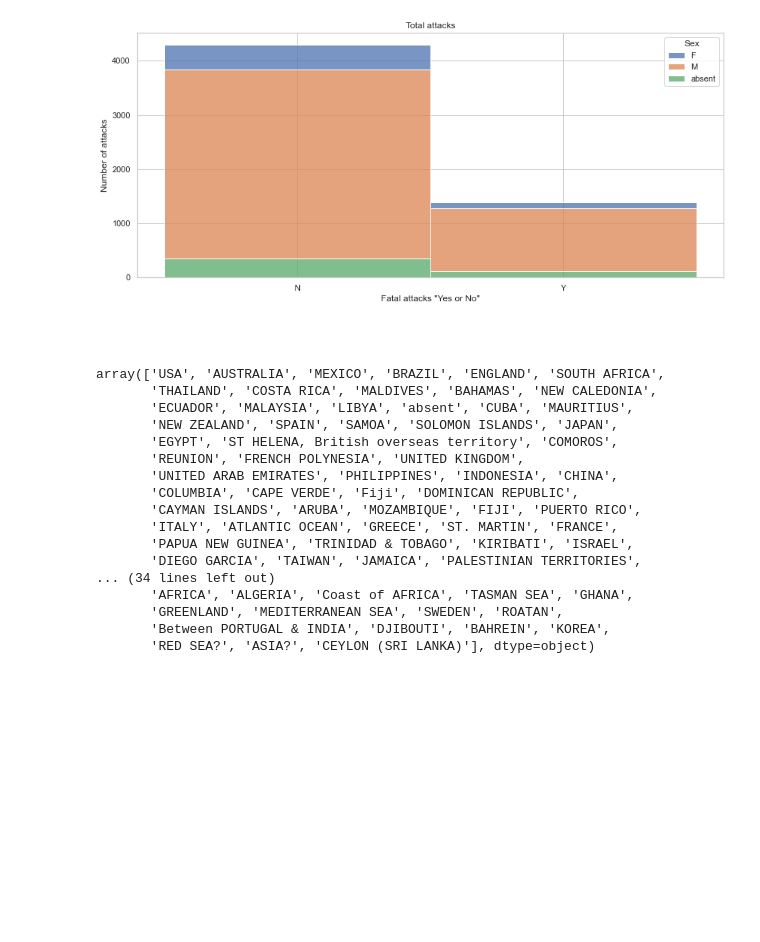
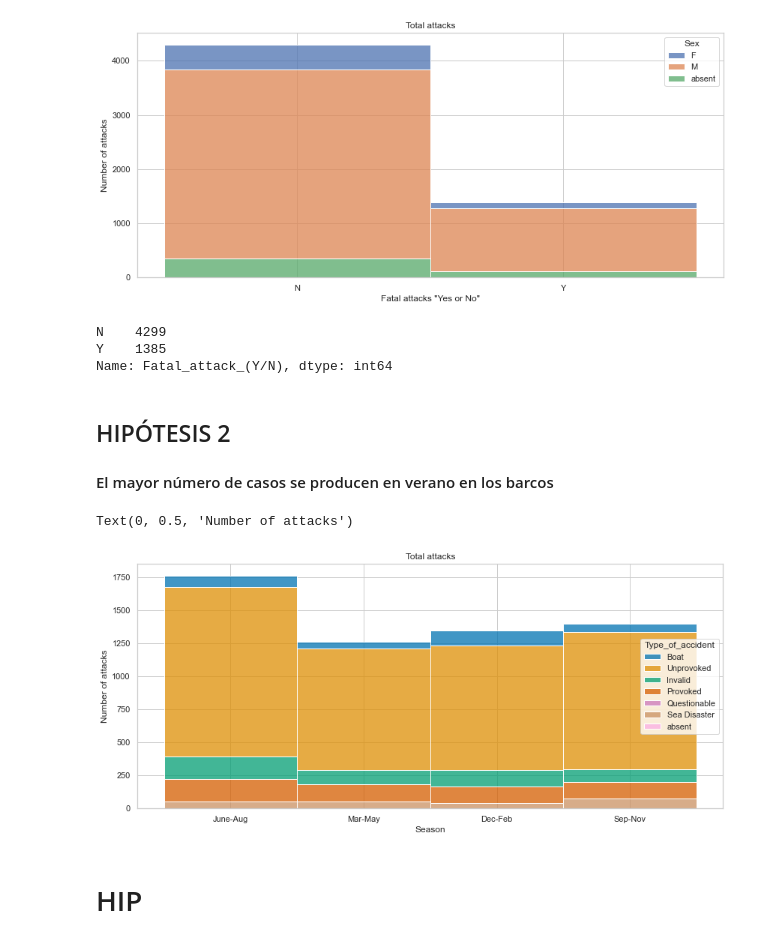
Before and after one commit to jaimecabanyes/Data-cleaning-pandas, a Jupyter notebook: Untitled1.ipynb, the cells around one changed output. Saved outputs shown, nothing was run; the diff lists cells and outputs as text; code cells hidden in the pictures; blank space fills up the shorter version.

```diff
--- a/Untitled1.ipynb
+++ b/Untitled1.ipynb
@@ -28,0 +48,9 @@ Y_N_df.head(1)
+# %%
+por_estación4 = por_estación3.replace({'11', '10', '09' }, "Sep-Nov")
+#Reemplazar los meses 11, 10, 09 por la variable Sep-Nov
+# %%
+lista_temporadas = list(por_estación4)
+#Hacer ese data frame una lista
+# %%
+sh_attacks_final["Temporadas"] = lista_temporadas
+# Añadir esa lista a mi data frame original y tener el ataque dividido por temporadas.
@@ -28,0 +62,4 @@ Y_N_df.head(1)
+# %%
+Tempo_df = sh_attacks_final[sh_attacks_final["Temporadas"] != "absent"]
+Tempo_df["Temporadas"].unique()
+#Crear un datframe nuevo que elimine los absents del dataframe original.
@@ -38,25 +88,23 @@ plt.ylabel('Number of attacks')
 # %% [output]
 Text(0, 0.5, 'Number of attacks')
 [figure]
-# %% [markdown]
-##
-# %%
- sh_attacks_final.Country.unique()
-# %% [output]
-array(['USA', 'AUSTRALIA', 'MEXICO', 'BRAZIL', 'ENGLAND', 'SOUTH AFRICA',
-       'THAILAND', 'COSTA RICA', 'MALDIVES', 'BAHAMAS', 'NEW CALEDONIA',
-       'ECUADOR', 'MALAYSIA', 'LIBYA', 'absent', 'CUBA', 'MAURITIUS',
-       'NEW ZEALAND', 'SPAIN', 'SAMOA', 'SOLOMON ISLANDS', 'JAPAN',
-       'EGYPT', 'ST HELENA, British overseas territory', 'COMOROS',
-       'REUNION', 'FRENCH POLYNESIA', 'UNITED KINGDOM',
-       'UNITED ARAB EMIRATES', 'PHILIPPINES', 'INDONESIA', 'CHINA',
-       'COLUMBIA', 'CAPE VERDE', 'Fiji', 'DOMINICAN REPUBLIC',
-       'CAYMAN ISLANDS', 'ARUBA', 'MOZAMBIQUE', 'FIJI', 'PUERTO RICO',
-       'ITALY', 'ATLANTIC OCEAN', 'GREECE', 'ST. MARTIN', 'FRANCE',
-       'PAPUA NEW GUINEA', 'TRINIDAD & TOBAGO', 'KIRIBATI', 'ISRAEL',
-       'DIEGO GARCIA', 'TAIWAN', 'JAMAICA', 'PALESTINIAN TERRITORIES',
-... (34 lines left out)
-       'AFRICA', 'ALGERIA', 'Coast of AFRICA', 'TASMAN SEA', 'GHANA',
-       'GREENLAND', 'MEDITERRANEAN SEA', 'SWEDEN', 'ROATAN',
-       'Between PORTUGAL & INDIA', 'DJIBOUTI', 'BAHREIN', 'KOREA',
-       'RED SEA?', 'ASIA?', 'CEYLON (SRI LANKA)'], dtype=object)
+# %%
+Y_N_df['Fatal_attack_(Y/N)'].value_counts()
+# %% [output]
+N    4299
+Y    1385
+Name: Fatal_attack_(Y/N), dtype: int64
+# %% [markdown]
+## HIPÓTESIS 2
+#### El mayor número de casos se producen en verano en los barcos
+# %%
+x = sns.histplot(palette="colorblind", data=Tempo_df, x="Temporadas", hue="Type_of_accident", multiple="stack", kde=False);
+#Aplicar al dataframe nuevo con los absents eliminados
+plt.title('Total attacks')
+plt.xlabel('Season')
+plt.ylabel('Number of attacks')
+# %% [output]
+Text(0, 0.5, 'Number of attacks')
+[figure, added]
+# %% [markdown]
+# HIP
```
Also changed, not shown: parts of 13 cells of this notebook.
